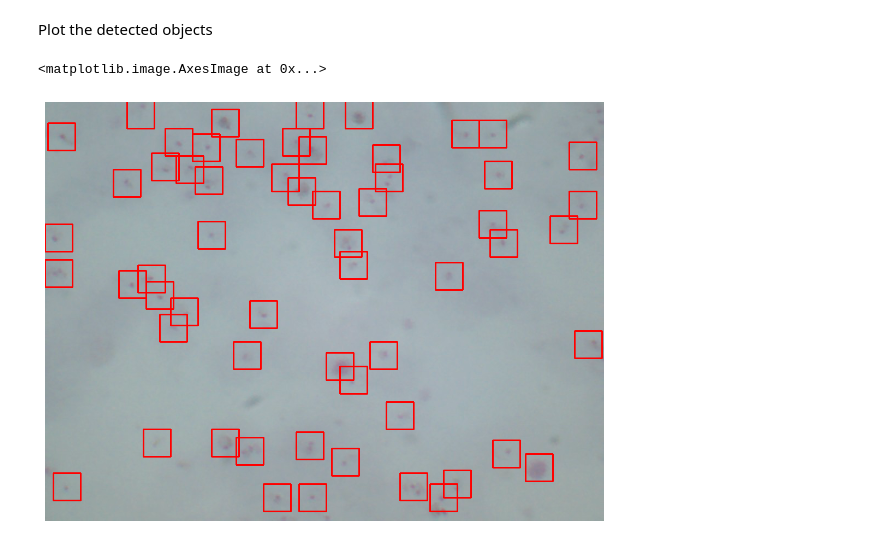
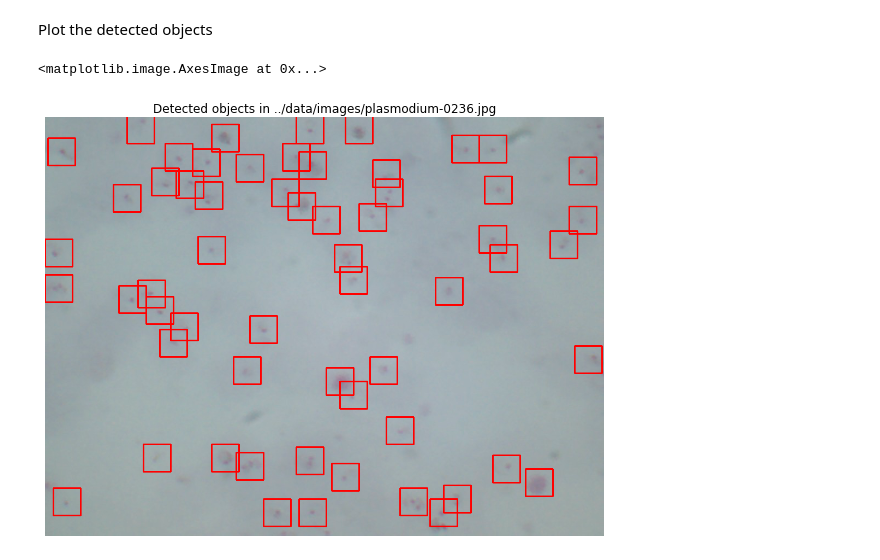
Before and after one commit to jqug/microscopy-object-detection, a Jupyter notebook: python/Object detection demo.ipynb, the cells around one changed output. Cells and saved outputs as stored; diff of their text form; code cells hidden in the pictures.

Commit message:
fig title

```diff
--- a/python/Object detection demo.ipynb
+++ b/python/Object detection demo.ipynb
@@ -40,16 +40,17 @@ Plot the detected objects
 # %%
 im = cv2.imread(imfile)
 
 plt.box(False)
 plt.xticks([])
 plt.yticks([])
 
 for f in found:
     f = f.astype(int)
     cv2.rectangle(im, (f[0], f[1]), (f[2],f[3]), (255,0,0), 2)
 
 plt.gcf().set_size_inches(10,10)
+plt.title('Detected objects in %s' % (imfile))
 plt.imshow(im)
 # %% [output]
 <matplotlib.image.AxesImage at 0x...>
-[figure, old version]
+[figure, new version]
```
